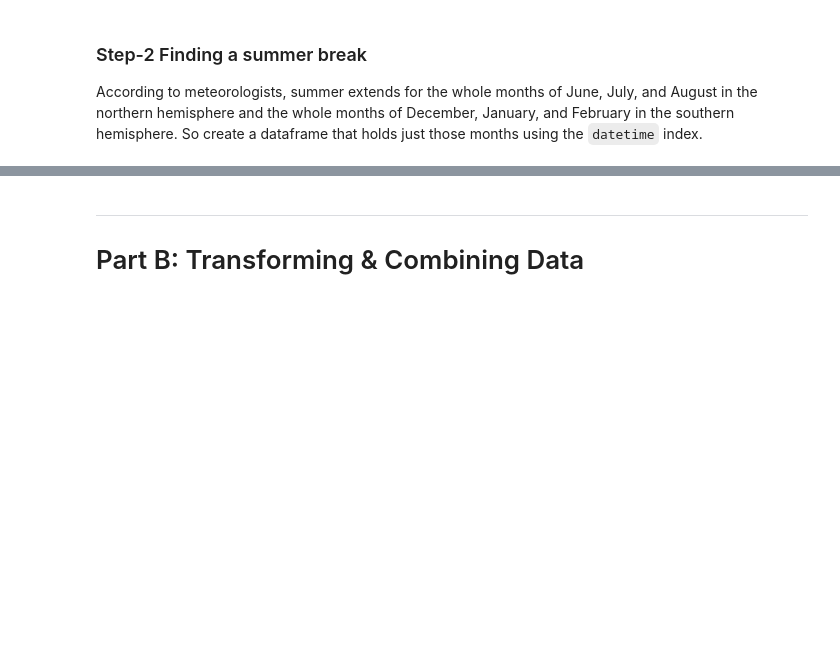
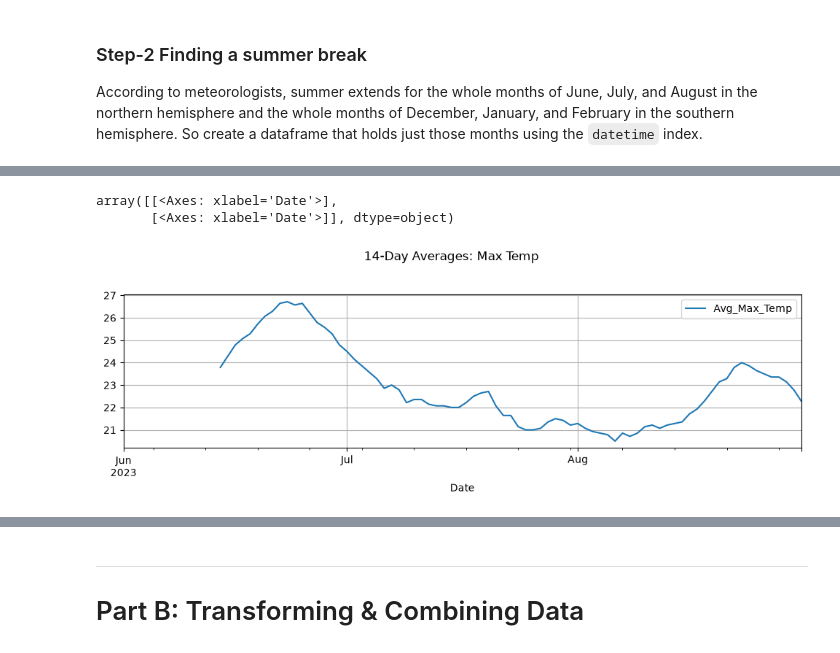
Before and after one commit to Dev-Divine-Peace/DataraFlow, a Jupyter notebook: Week 6/db/Week-7 Take Home.ipynb, the cells around one changed output, grey strips where cells are left out. Saved outputs shown, nothing was run; the diff lists cells and outputs as text; code cells hidden in the pictures; blank space fills up the shorter version.

Commit message:
Finished Holiday Weather task

```diff
--- a/Week 6/db/Week-7 Take Home.ipynb
+++ b/Week 6/db/Week-7 Take Home.ipynb
@@ -157,4 +157,6 @@ from datetime import datetime
 import warnings
 warnings.simplefilter('ignore', FutureWarning)
 # %%
-heathrowdata =
+#Imported the dataset
+
+heathrowdata = pd.read_csv("hounslow_2023.csv")
@@ -167,0 +246,5 @@ heathrowdata =
+# %%
+#deleting the Original date column and checking to make sure it worked
+
+heathrowdata = heathrowdata.drop('Date', axis=1)
+heathrowdata.info()
@@ -201,0 +273,11 @@ memory usage: 48.7 KB
+# %%
+#Define summer months for northern hemisphere
+
+northernHemiStart = datetime(2023,6,1)
+northernHemiEnd = datetime(2023, 8, 31)
+
+northernSummer = heathrowdata.loc[northernHemiStart : northernHemiEnd]
+print("Head of heathrow data")
+print(northernSummer.head(2))
+print("\nTail of heathrow data")
+print(northernSummer.tail(2))
@@ -201,0 +304,15 @@ memory usage: 48.7 KB
+# %%
+#To find the 2-weeks prediction of a good holiday
+
+#define summer break (2 weeks)
+summer_break = 14
+
+#A new dataframe to hold original stats
+northGoodDays = pd.DataFrame(index=northernSummer.index)
+
+#Calulating each good day by using the indicators; average and max temperature values with the precipation for rainy days
+northGoodDays['Avg_Max_Temp'] = northernSummer['Temperature (C) Max'].rolling(window=summer_break).mean()
+northGoodDays['Total_Precipitate'] = northernSummer['Precipitation Total (mm)'].rolling(window=summer_break).sum()
+
+print(f'Good days in the Northern Hemisphere: ')
+print(northGoodDays)
@@ -201,0 +336,14 @@ memory usage: 48.7 KB
+# %%
+# Plot 1: Max Temperature
+
+northGoodDays[['Avg_Max_Temp']].plot(
+    grid=True,
+    figsize=(12, 6),
+    title='14-Day Averages: Max Temp',
+    subplots=True,
+    layout=(2,1) # Arrange them in 2 rows, 1 column
+)
+# %% [output]
+array([[<Axes: xlabel='Date'>],
+       [<Axes: xlabel='Date'>]], dtype=object)
+[figure, added]
```
Also changed, not shown: parts of 16 cells of this notebook.
